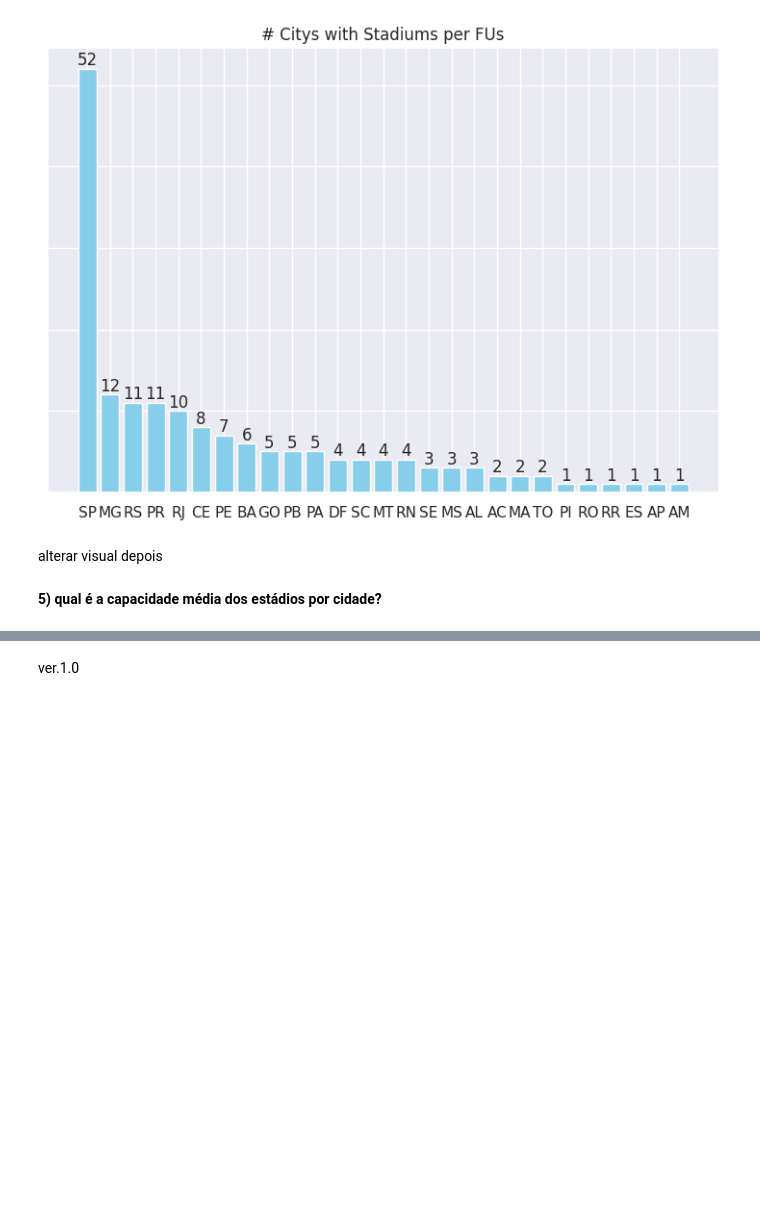
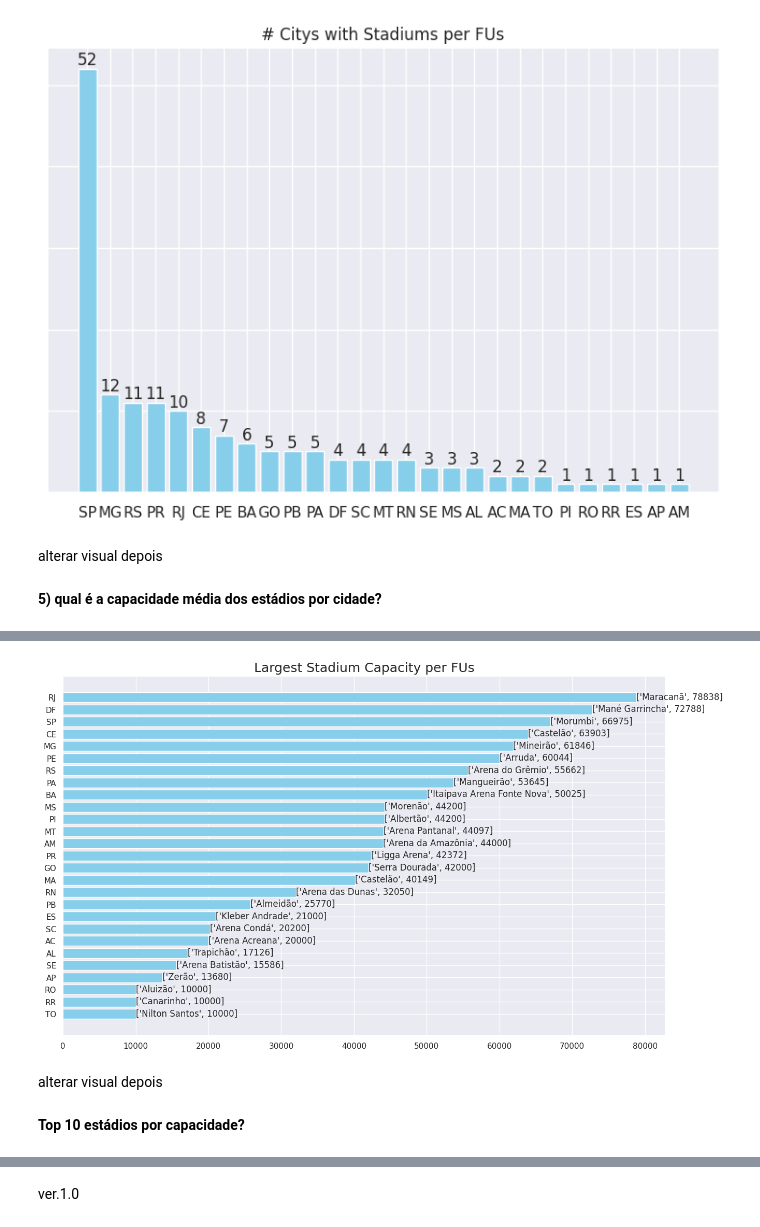
Before and after one commit to PatrickLeal/brazilian-football-stadiums-Data-Transform-Clean-Viz, a Jupyter notebook: brazilian-stadiums-analysis-viz.ipynb, the cells around one changed output, grey strips where cells are left out. Drawn from its saved outputs; the diff is of its cells as text; code cells hidden in the pictures; blank space fills up the shorter version.

```diff
--- a/brazilian-stadiums-analysis-viz.ipynb
+++ b/brazilian-stadiums-analysis-viz.ipynb
@@ -154,0 +158,24 @@ plt.show()
+# %%
+max_capacity_per_FUs = stadiums.loc[stadiums.groupby('Federative_Units')['Capacity'].idxmax()].reset_index()
+max_capacity_per_FUs = max_capacity_per_FUs[['Federative_Units', 'Stadium_Name', 'Capacity']]
+max_capacity_per_FUs = max_capacity_per_FUs.sort_values(by='Capacity')
+# %%
+# creating the plot
+fig, ax = plt.subplots(figsize=(15, 9))
+bars = ax.barh(max_capacity_per_FUs['Federative_Units'], max_capacity_per_FUs['Capacity'],
+                      color='skyblue')
+
+# displaying the capacity and the stadium names on the bars
+bar_labels = list(max_capacity_per_FUs['Stadium_Name'])
+for bar, capacity, label in zip(bars, max_capacity_per_FUs['Capacity'], bar_labels):
+    ax.text(capacity, bar.get_y() + bar.get_height() / 3.5 , str([label, capacity]), ha='left')
+
+plt.title("Largest Stadium Capacity per FUs", fontsize=18)
+
+plt.show()
+# %% [output]
+[figure, added]
+# %% [markdown]
+alterar visual depois
+# %% [markdown]
+**Top 10 estádios por capacidade?**
```
Also changed, not shown: parts of 10 cells of this notebook.
